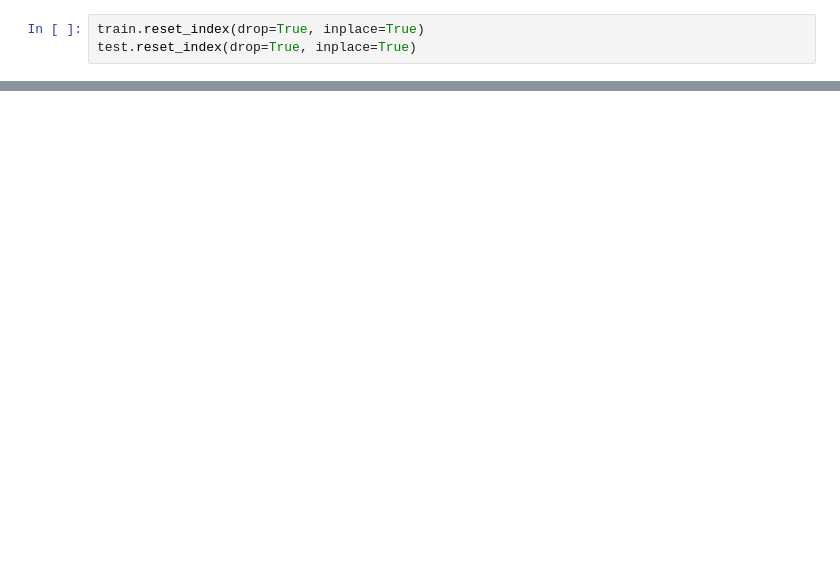
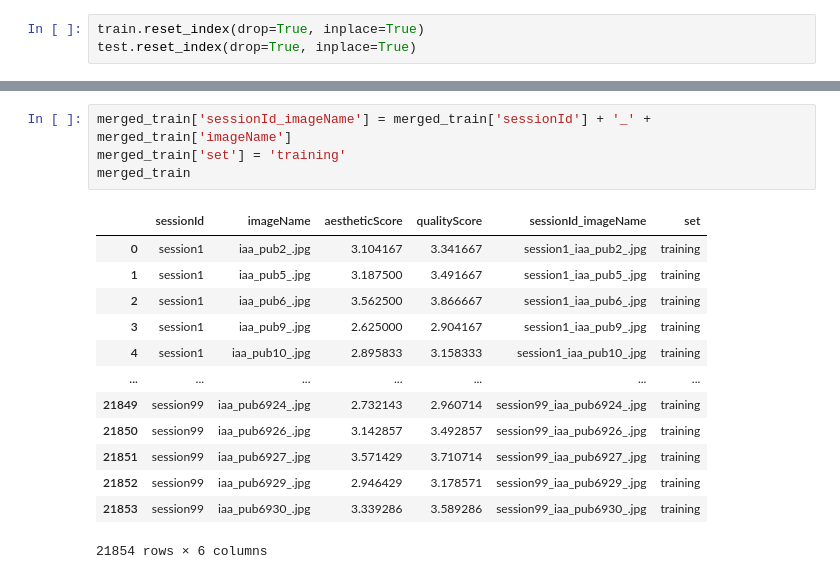
Before and after one commit to ChooJunIan/mtaiq, a Jupyter notebook: stratify_datasets.ipynb, the cells around one changed output, grey strips where cells are left out. Saved outputs shown, nothing was run; the diff lists cells and outputs as text; blank space fills up the shorter version.

```diff
--- a/stratify_datasets.ipynb
+++ b/stratify_datasets.ipynb
@@ -309,0 +333,18 @@ merged_test
+# %%
+merged_train['sessionId_imageName'] = merged_train['sessionId'] + '_' + merged_train['imageName']
+merged_train['set'] = 'training'
+merged_train
+# %% [output]
+|  | sessionId | imageName | aestheticScore | qualityScore | sessionId_imageName | set |
+| 0 | session1 | iaa_pub2_.jpg | 3.104167 | 3.341667 | session1_iaa_pub2_.jpg | training |
+| 1 | session1 | iaa_pub5_.jpg | 3.187500 | 3.491667 | session1_iaa_pub5_.jpg | training |
+| 2 | session1 | iaa_pub6_.jpg | 3.562500 | 3.866667 | session1_iaa_pub6_.jpg | training |
+| 3 | session1 | iaa_pub9_.jpg | 2.625000 | 2.904167 | session1_iaa_pub9_.jpg | training |
+| 4 | session1 | iaa_pub10_.jpg | 2.895833 | 3.158333 | session1_iaa_pub10_.jpg | training |
+| ... | ... | ... | ... | ... | ... | ... |
+| 21849 | session99 | iaa_pub6924_.jpg | 2.732143 | 2.960714 | session99_iaa_pub6924_.jpg | training |
+| 21850 | session99 | iaa_pub6926_.jpg | 3.142857 | 3.492857 | session99_iaa_pub6926_.jpg | training |
+| 21851 | session99 | iaa_pub6927_.jpg | 3.571429 | 3.710714 | session99_iaa_pub6927_.jpg | training |
+| 21852 | session99 | iaa_pub6929_.jpg | 2.946429 | 3.178571 | session99_iaa_pub6929_.jpg | training |
+| 21853 | session99 | iaa_pub6930_.jpg | 3.339286 | 3.589286 | session99_iaa_pub6930_.jpg | training |
+21854 rows × 6 columns
```
Also changed, not shown: parts of 21 cells of this notebook, 2 other files.
